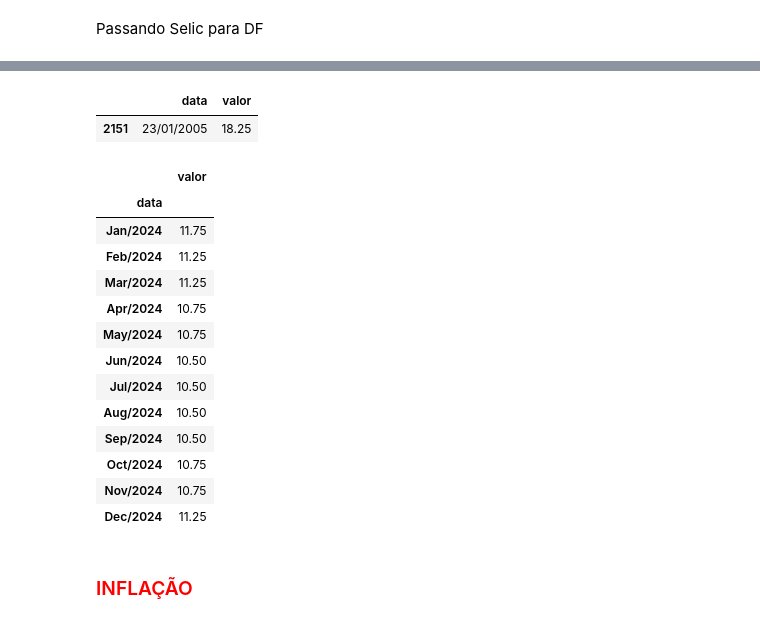
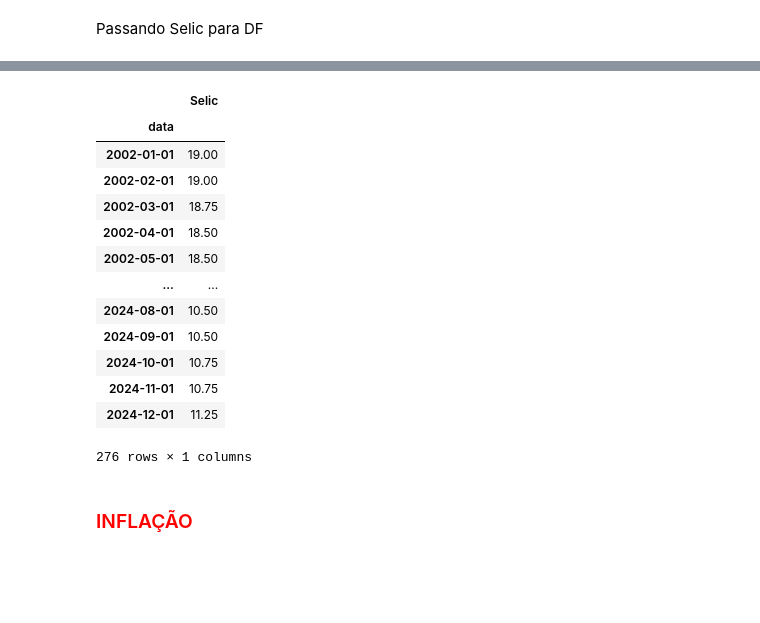
Before and after one commit to alyssonmontovanelli/Previsao_Juros_BACEN_IA, a Jupyter notebook: notebooks/preprocessing.ipynb, the cells around one changed output, grey strips where cells are left out. Cells and saved outputs as stored; diff of their text form; code cells hidden in the pictures; blank space fills up the shorter version.

```diff
--- a/notebooks/preprocessing.ipynb
+++ b/notebooks/preprocessing.ipynb
@@ -283,3 +271,15 @@ selic[:10]
  {'data': '14/03/1999', 'valor': '45.00'}]
 # %% [markdown]
 Passando Selic para DF
+# %%
+def cria_dataframe(data, nome_coluna):
+   df = pd.DataFrame(data)
+   df['data'] = pd.to_datetime(df['data'], format='%d/%m/%Y')
+   df.set_index('data', inplace=True)
+   df.rename(columns={"valor": nome_coluna}, inplace= True)
+   df_valor_mensal = df.resample('M').first()
+   df_valor_mensal.index = df_valor_mensal.index.strftime('%b/%Y')
+   df_valor_mensal.index = pd.to_datetime(df_valor_mensal.index, format='%b/%Y')
+   df_selic_filtrado = df_valor_mensal[df_valor_mensal.index >= pd.to_datetime('2002-01-01')]
+
+   return df_selic_filtrado
@@ -286,2 +290,2 @@ Passando Selic para DF
 # %%
-df_selic = pd.DataFrame(selic)
+df_selic = cria_dataframe(selic, "Selic")
@@ -288,5 +328,17 @@ df_selic = pd.DataFrame(selic)
 # %%
-df_selic.sample()
+df_selic
 # %% [output]
-|  | data | valor |
-| 2151 | 23/01/2005 | 18.25 |
+|  | Selic |
+| data |  |
+| 2002-01-01 | 19.00 |
+| 2002-02-01 | 19.00 |
+| 2002-03-01 | 18.75 |
+| 2002-04-01 | 18.50 |
+| 2002-05-01 | 18.50 |
+| ... | ... |
+| 2024-08-01 | 10.50 |
+| 2024-09-01 | 10.50 |
+| 2024-10-01 | 10.75 |
+| 2024-11-01 | 10.75 |
+| 2024-12-01 | 11.25 |
+276 rows × 1 columns
@@ -301,19 +345,2 @@ df_selic_mensal.index = df_selic_mensal.index.strftime('%b/%Y')
-# %%
-df_selic_mensal.tail(12)
-# %% [output]
-|  | valor |
-| data |  |
-| Jan/2024 | 11.75 |
-| Feb/2024 | 11.25 |
-| Mar/2024 | 11.25 |
-| Apr/2024 | 10.75 |
-| May/2024 | 10.75 |
-| Jun/2024 | 10.50 |
-| Jul/2024 | 10.50 |
-| Aug/2024 | 10.50 |
-| Sep/2024 | 10.50 |
-| Oct/2024 | 10.75 |
-| Nov/2024 | 10.75 |
-| Dec/2024 | 11.25 |
 # %% [markdown]
 ### <font color = "red"> INFLAÇÃO
```
Also changed, not shown: parts of 33 cells of this notebook, 1 other file.
